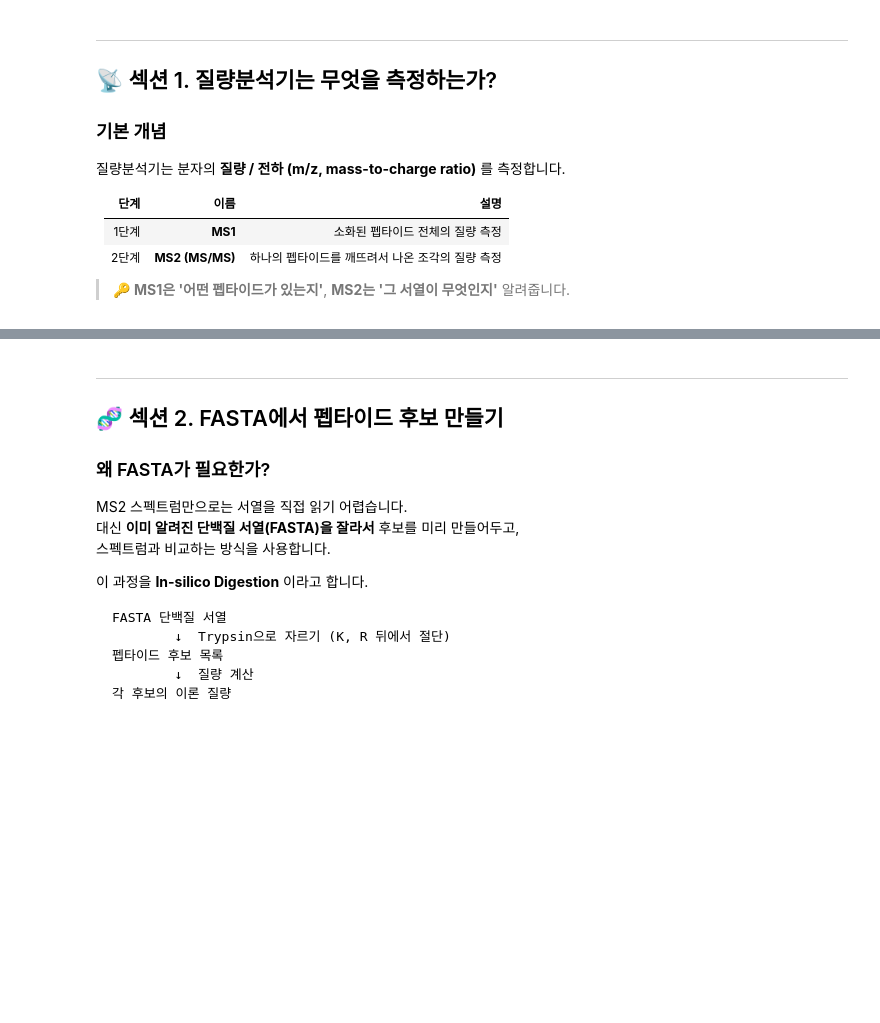
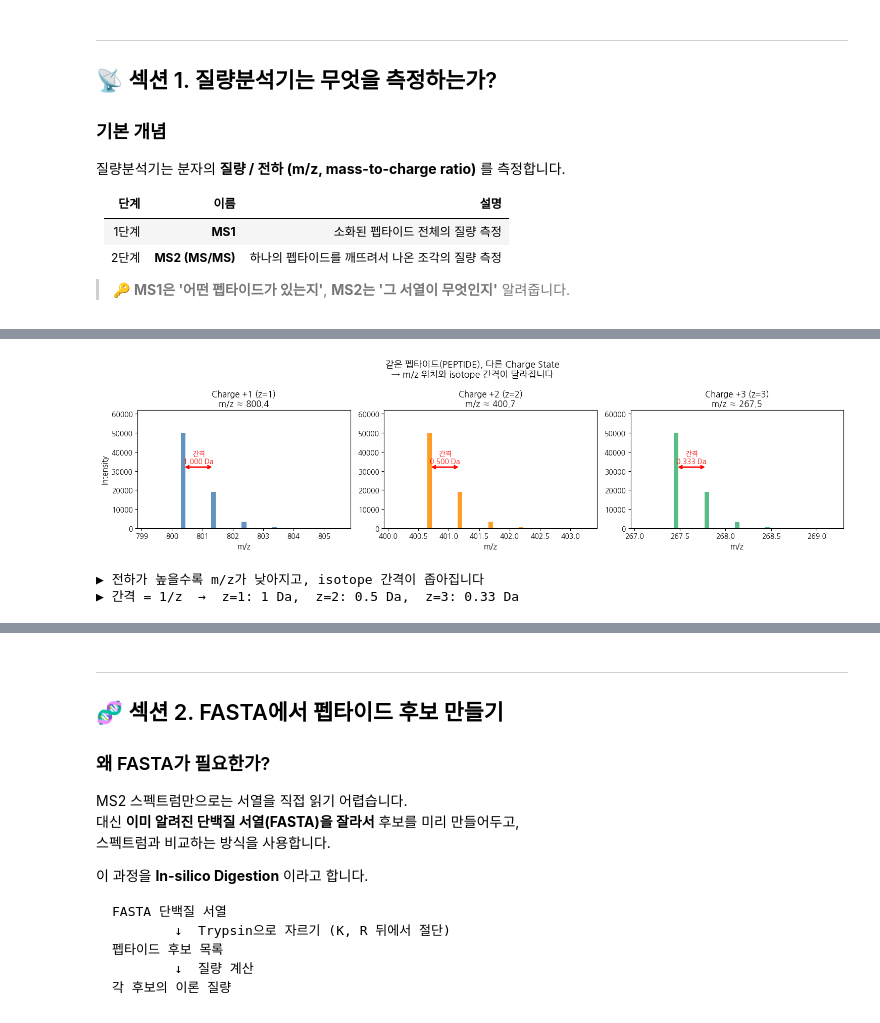
Before and after one commit to heeyounh/proteomics-lecture, a Jupyter notebook: proteomics_lecture.ipynb, the cells around one changed output, grey strips where cells are left out. Cells and saved outputs as stored; diff of their text form; code cells hidden in the pictures; blank space fills up the shorter version.

```diff
--- a/proteomics_lecture.ipynb
+++ b/proteomics_lecture.ipynb
@@ -162,0 +256,46 @@ print(f"   예시: b2 - b1 = {227.10 - 98.06:.2f} Da → 글루탐산(E)의 질
+# %%
+# ======================================
+# 🔋 Charge State에 따른 MS1 피크 변화
+# 같은 펩타이드(PEPTIDE, MW≈799 Da)가
+# 전하에 따라 어떻게 다르게 보이는지 시각화
+# ======================================
+
+peptide_mw = 799.36  # PEPTIDE 분자량 (Da)
+
+fig, axes = plt.subplots(1, 3, figsize=(15, 4))
+charge_colors = ['steelblue', 'darkorange', 'mediumseagreen']
+
+for ax, charge, color in zip(axes, [1, 2, 3], charge_colors):
+    dist = isotope_distribution(34, n_peaks=5)
+    base_mz = (peptide_mw + charge * 1.00728) / charge
+    spacing = 1.0 / charge
+    mz_values = [base_mz + i * spacing for i in range(5)]
+    intensities = [d * 50000 for d in dist]
+
+    for mz, intensity in zip(mz_values, intensities):
+        ax.bar(mz, intensity, width=spacing*0.15, color=color, alpha=0.85)
+
+    # 간격 표시 화살표
+    ax.annotate('', xy=(mz_values[1], 32000), xytext=(mz_values[0], 32000),
+                arrowprops=dict(arrowstyle='<->', color='red', lw=2))
+    ax.text((mz_values[0]+mz_values[1])/2, 34000,
+            f'간격\n{spacing:.3f} Da', ha='center', color='red', fontsize=10, fontweight='bold')
+
+    ax.set_title(f'Charge +{charge} (z={charge})\nm/z ≈ {base_mz:.1f}', fontsize=12)
+    ax.set_xlabel('m/z', fontsize=11)
+    if ax == axes[0]:
+        ax.set_ylabel('Intensity', fontsize=11)
+    ax.set_ylim(0, 62000)
+    ax.set_xlim(mz_values[0] - spacing*1.5, mz_values[-1] + spacing*1.5)
+
+plt.suptitle('같은 펩타이드(PEPTIDE), 다른 Charge State\n→ m/z 위치와 isotope 간격이 달라집니다',
+             fontsize=13, fontweight='bold')
+plt.tight_layout()
+plt.show()
+
+print('▶ 전하가 높을수록 m/z가 낮아지고, isotope 간격이 좁아집니다')
+print('▶ 간격 = 1/z  →  z=1: 1 Da,  z=2: 0.5 Da,  z=3: 0.33 Da')
+# %% [output]
+[figure, added]
+▶ 전하가 높을수록 m/z가 낮아지고, isotope 간격이 좁아집니다
+▶ 간격 = 1/z  →  z=1: 1 Da,  z=2: 0.5 Da,  z=3: 0.33 Da
```
Also changed, not shown: parts of 14 cells of this notebook.
